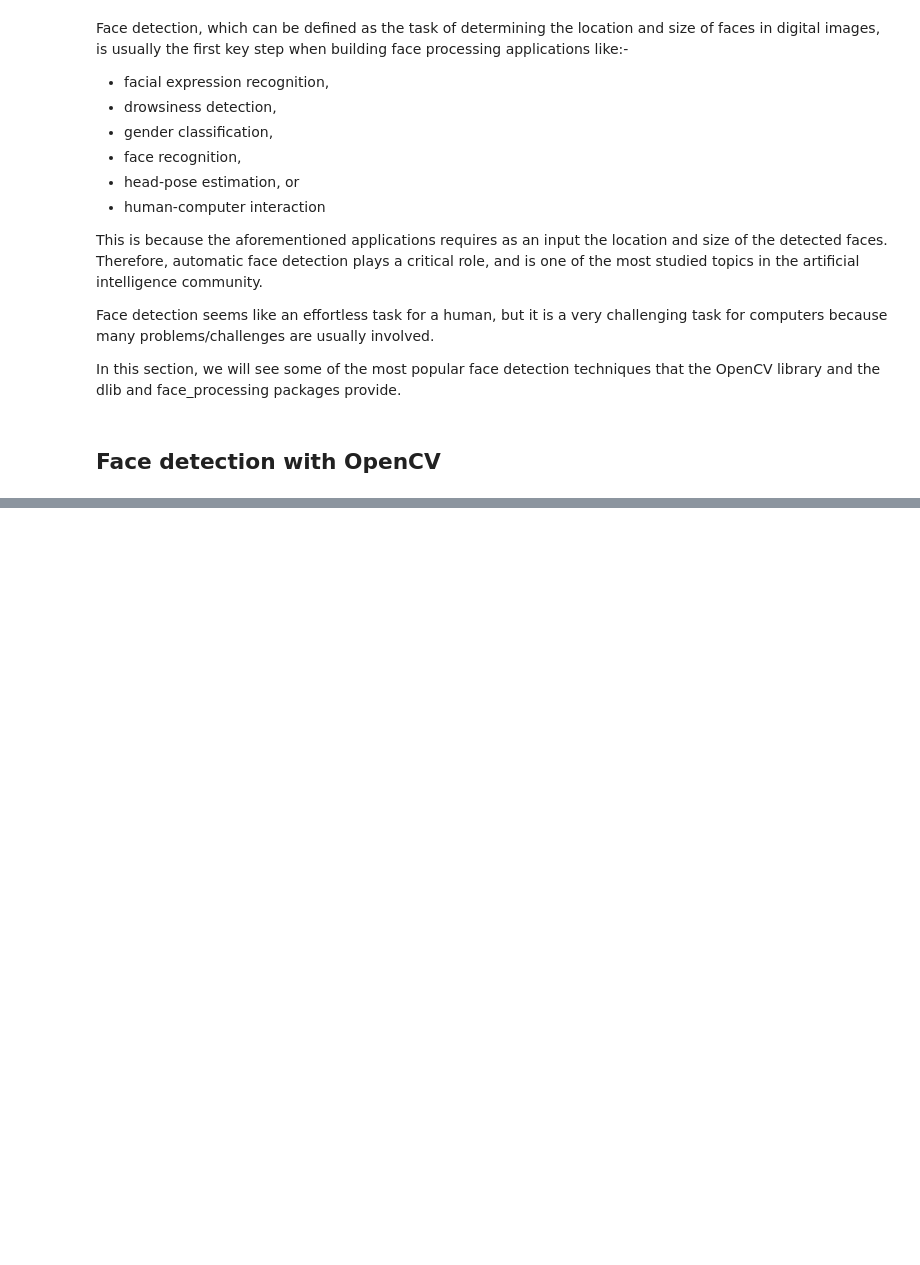
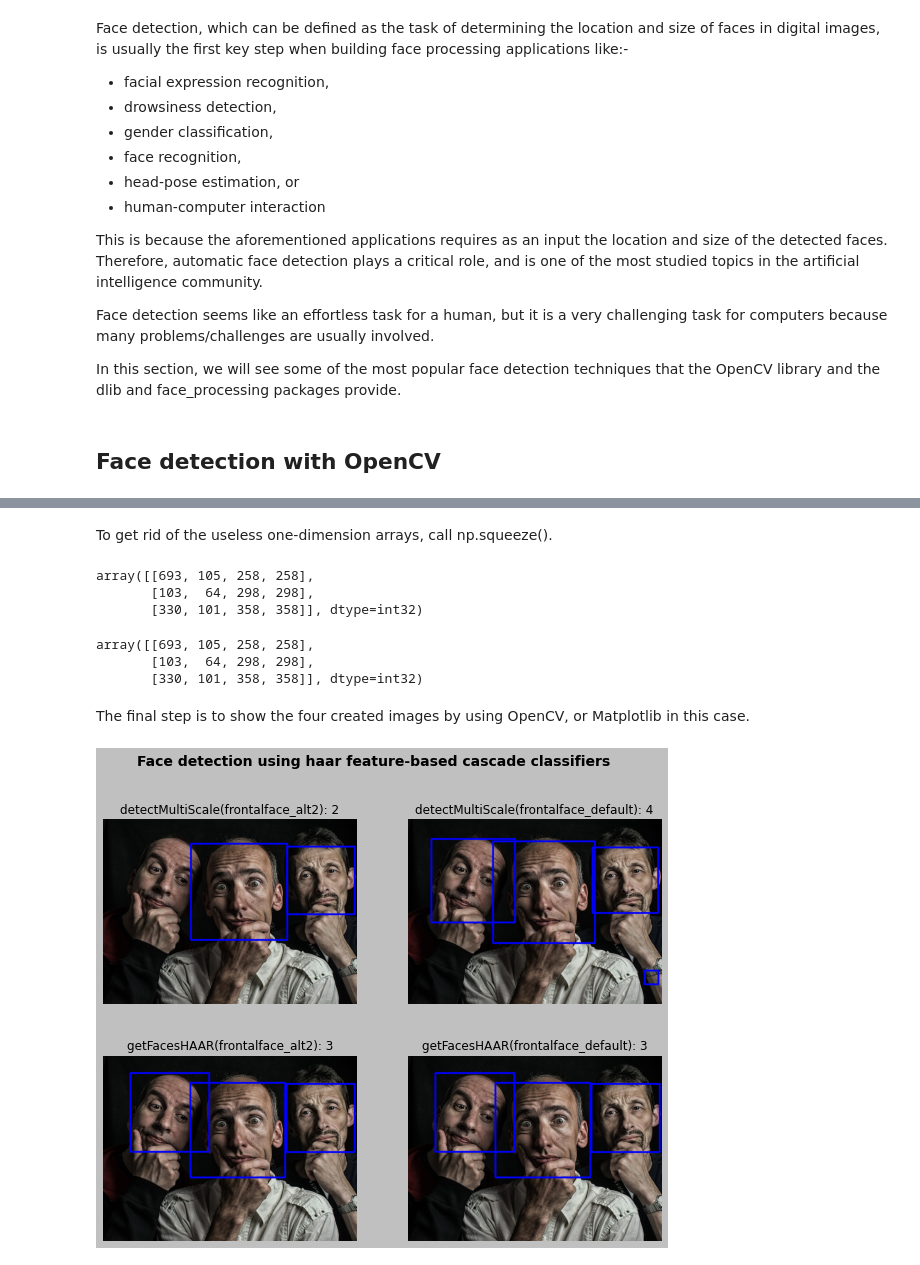
Before and after one commit to rahiakela/opencv-projects-and-guide, a Jupyter notebook: mastering-opencv4-with-python/11-face-detection-tracking-and-recognition/1_face_detection.ipynb, the cells around one changed output, grey strips where cells are left out. Saved outputs shown, nothing was run; the diff lists cells and outputs as text; code cells hidden in the pictures; blank space fills up the shorter version.

```diff
--- a/mastering-opencv4-with-python/11-face-detection-tracking-and-recognition/1_face_detection.ipynb
+++ b/mastering-opencv4-with-python/11-face-detection-tracking-and-recognition/1_face_detection.ipynb
@@ -108,0 +144,3 @@ features
+# %%
+retval, faces_haar_alt2 = cv2.face.getFacesHAAR(img, "haarcascade_frontalface_alt2.xml")
+retval, faces_haar_default = cv2.face.getFacesHAAR(img, "haarcascade_frontalface_alt2.xml")
@@ -108,0 +168,39 @@ features
+# %% [markdown]
+To get rid of the useless one-dimension arrays, call np.squeeze().
+# %%
+faces_haar_alt2 = np.squeeze(faces_haar_alt2)
+faces_haar_alt2
+# %% [output]
+array([[693, 105, 258, 258],
+       [103,  64, 298, 298],
+       [330, 101, 358, 358]], dtype=int32)
+# %%
+faces_haar_default = np.squeeze(faces_haar_default)
+faces_haar_default
+# %% [output]
+array([[693, 105, 258, 258],
+       [103,  64, 298, 298],
+       [330, 101, 358, 358]], dtype=int32)
+# %%
+# Draw face detections
+img_faces_alt2 = show_detection(img.copy(), faces_alt2)
+img_faces_default = show_detection(img.copy(), faces_default)
+img_faces_haar_alt2 = show_detection(img.copy(), faces_haar_alt2)
+img_faces_haar_default = show_detection(img.copy(), faces_haar_default)
+# %% [markdown]
+The final step is to show the four created images by using OpenCV, or Matplotlib in this case.
+# %%
+# Create the dimensions of the figure and set title
+fig = plt.figure(figsize=(10, 8))
+plt.suptitle("Face detection using haar feature-based cascade classifiers", fontsize=14, fontweight='bold')
+fig.patch.set_facecolor('silver')
+
+# Plot the images
+show_img_with_matplotlib(img_faces_alt2, "detectMultiScale(frontalface_alt2): " + str(len(faces_alt2)), 1)
+show_img_with_matplotlib(img_faces_default, "detectMultiScale(frontalface_default): " + str(len(faces_default)), 2)
+show_img_with_matplotlib(img_faces_haar_alt2, "getFacesHAAR(frontalface_alt2): " + str(len(faces_haar_alt2)), 3)
+show_img_with_matplotlib(img_faces_haar_default, "getFacesHAAR(frontalface_default): " + str(len(faces_haar_default)), 4)
+
+plt.show()
+# %% [output]
+[figure, added]
```
Also changed, not shown: parts of 23 cells of this notebook.
